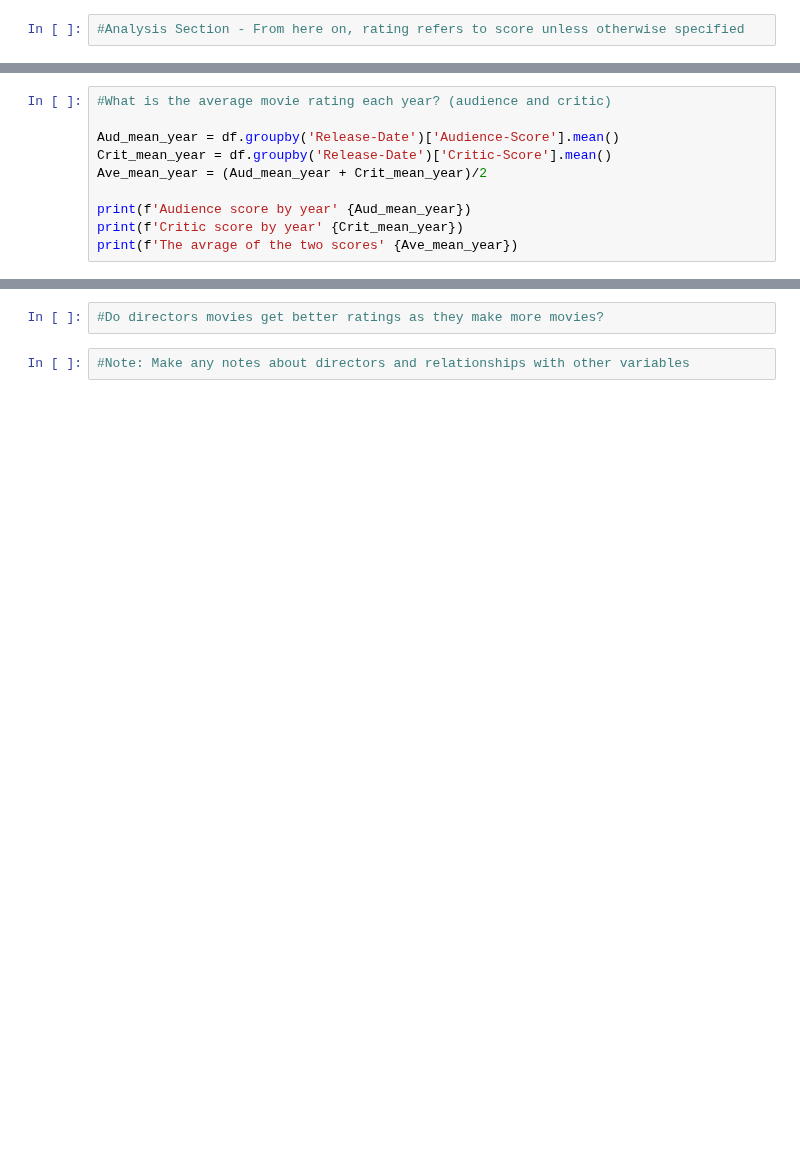
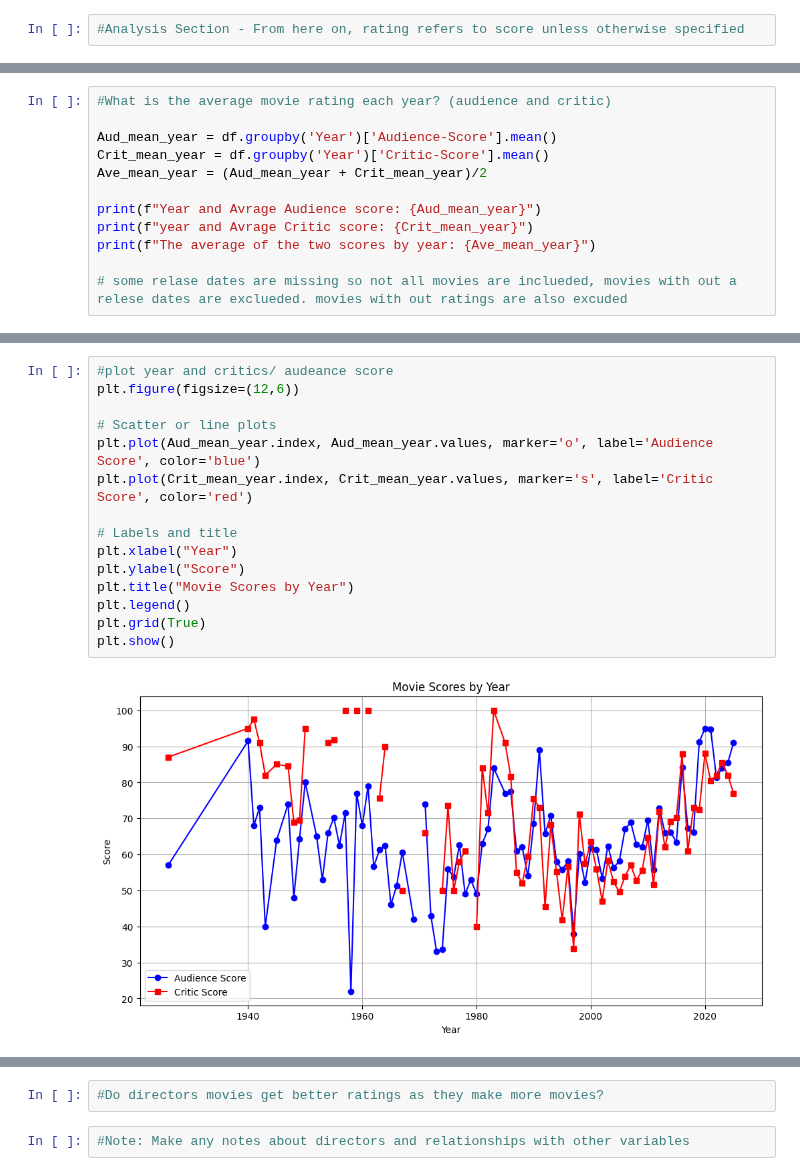
Before and after one commit to CNelson2004/Movies_Analysis, a Jupyter notebook: explore.ipynb, the cells around one changed output, grey strips where cells are left out. Cells and saved outputs as stored; diff of their text form; blank space fills up the shorter version.

```diff
--- a/explore.ipynb
+++ b/explore.ipynb
@@ -599,10 +667,12 @@ df['season'] = df[]
 # %%
 #What is the average movie rating each year? (audience and critic)
 
-Aud_mean_year = df.groupby('Release-Date')['Audience-Score'].mean()
-Crit_mean_year = df.groupby('Release-Date')['Critic-Score'].mean()
+Aud_mean_year = df.groupby('Year')['Audience-Score'].mean()
+Crit_mean_year = df.groupby('Year')['Critic-Score'].mean()
 Ave_mean_year = (Aud_mean_year + Crit_mean_year)/2
 
-print(f'Audience score by year' {Aud_mean_year})
-print(f'Critic score by year' {Crit_mean_year})
-print(f'The avrage of the two scores' {Ave_mean_year})
+print(f"Year and Avrage Audience score: {Aud_mean_year}")
+print(f"year and Avrage Critic score: {Crit_mean_year}")
+print(f"The average of the two scores by year: {Ave_mean_year}")
+
+# some relase dates are missing so not all movies are inclueded, movies with out a relese dates are exclueded. movies with out ratings are also excuded
@@ -609,2 +697,19 @@ print(f'The avrage of the two scores' {Ave_mean_year})
+# %%
+#plot year and critics/ audeance score
+plt.figure(figsize=(12,6))
+
+# Scatter or line plots
+plt.plot(Aud_mean_year.index, Aud_mean_year.values, marker='o', label='Audience Score', color='blue')
+plt.plot(Crit_mean_year.index, Crit_mean_year.values, marker='s', label='Critic Score', color='red')
+
+# Labels and title
+plt.xlabel("Year")
+plt.ylabel("Score")
+plt.title("Movie Scores by Year")
+plt.legend()
+plt.grid(True)
+plt.show()
+# %% [output]
+[figure, added]
 # %%
 #Average movie rating each decade (audience and critic)
```
Also changed, not shown: parts of 40 cells of this notebook, 1 other file.
